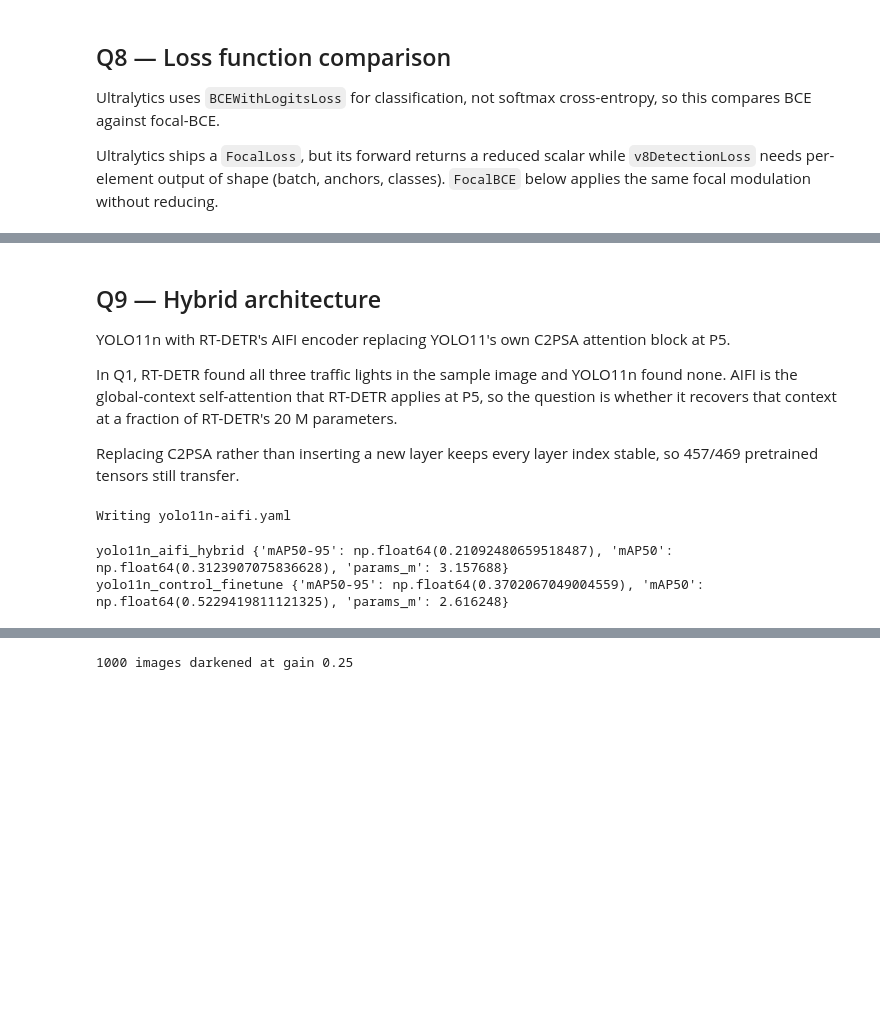
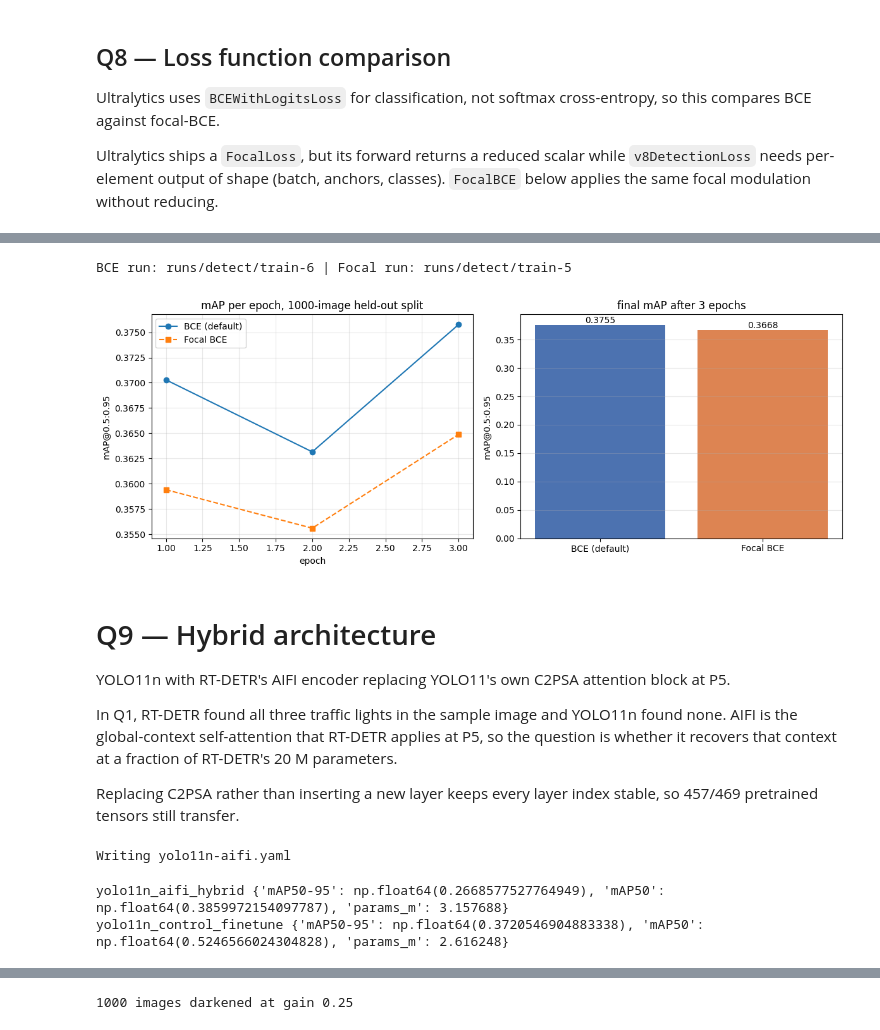
Before and after one commit to SanjuktaK/Atri_ai_assignment, a Jupyter notebook: Assignment2/Assignment2.ipynb, the cells around one changed output, grey strips where cells are left out. Cells and saved outputs as stored; diff of their text form; code cells hidden in the pictures; blank space fills up the shorter version.

```diff
--- a/Assignment2/Assignment2.ipynb
+++ b/Assignment2/Assignment2.ipynb
@@ -403,50 +409,57 @@ pd.DataFrame([{"loss": "BCE (default)", **bce},
 # %%
-def find_run(target_map, tol=1e-6):
-    """Locate a training run by matching its final mAP to the logged result."""
-    for d in sorted(glob.glob("runs/detect/train*")):
+def find_run(target_map, tol=1e-2):
+    best_d, best_df, best_col = None, None, None
+    min_diff = float('inf')
+    for d in sorted(glob.glob("runs/detect/*")):
         try:
             df = pd.read_csv(f"{d}/results.csv")
             col = [c for c in df.columns if "mAP50-95" in c][0]
-            if abs(df.iloc[-1][col] - target_map) < tol:
-                return d, df, col
+            diff = abs(df.iloc[-1][col] - target_map)
+            if diff < min_diff:
+                min_diff = diff
+                best_d, best_df, best_col = d, df, col
         except Exception:
             continue
+
+    if min_diff < tol:
+        return best_d, best_df, best_col
     return None, None, None
 
-# note: the BCE run and the Q9 control run are the same experiment and give identical
-# results, so this may match either. The curves are identical either way.
 d_bce,   df_bce,   col = find_run(bce["mAP50-95"])
 d_focal, df_focal, _   = find_run(focal["mAP50-95"])
 print("BCE run:", d_bce, "| Focal run:", d_focal)
 
 fig, axes = plt.subplots(1, 2, figsize=(12, 4.5))
 
 ep = next((c for c in df_bce.columns if c.strip().lower() == "epoch"), None)
 x_bce   = df_bce[ep]   if ep else range(1, len(df_bce) + 1)
 x_focal = df_focal[ep] if ep else range(1, len(df_focal) + 1)
 
 axes[0].plot(x_bce,   df_bce[col],   "o-",  label="BCE (default)")
 axes[0].plot(x_focal, df_focal[col], "s--", label="Focal BCE")
 axes[0].set_xlabel("epoch")
 axes[0].set_ylabel("mAP@0.5:0.95")
 axes[0].set_title("mAP per epoch, 1000-image held-out split")
 axes[0].grid(alpha=0.3)
 axes[0].legend()
 
 names = ["BCE (default)", "Focal BCE"]
 vals  = [bce["mAP50-95"], focal["mAP50-95"]]
 axes[1].bar(names, vals, color=["#4C72B0", "#DD8452"])
 for i, v in enumerate(vals):
     axes[1].text(i, v, f"{v:.4f}", ha="center", va="bottom")
 axes[1].set_ylabel("mAP@0.5:0.95")
 axes[1].set_title("final mAP after 3 epochs")
 axes[1].grid(alpha=0.3, axis="y")
 
 plt.tight_layout()
 plt.savefig(f"{OUT}/q8_loss_comparison.png", dpi=150, bbox_inches="tight")
 plt.show()
+# %% [output]
+BCE run: runs/detect/train-6 | Focal run: runs/detect/train-5
+[figure, added]
 # %% [markdown]
-## Q9 — Hybrid architecture
+# Q9 — Hybrid architecture
 
 YOLO11n with RT-DETR's AIFI encoder replacing YOLO11's own C2PSA attention block at P5.
 
@@ -498,8 +511,8 @@ head:
 Writing yolo11n-aifi.yaml
 # %%
 # control uses the same data and epoch budget, so the comparison isolates the architecture
-hybrid  = train_and_eval("yolo11n_aifi_hybrid", YOLO("yolo11n-aifi.yaml").load("yolo11n.pt"))
-control = train_and_eval("yolo11n_control_finetune", YOLO("yolo11n.pt"))
+hybrid = train_and_eval("yolo11n_aifi_hybrid", YOLO("yolo11n-aifi.yaml").load("yolo11n.pt"), epochs=10)
+control = train_and_eval("yolo11n_control_finetune", YOLO("yolo11n.pt"), epochs=10)
 # %% [output]
-yolo11n_aifi_hybrid {'mAP50-95': np.float64(0.21092480659518487), 'mAP50': np.float64(0.3123907075836628), 'params_m': 3.157688}
-yolo11n_control_finetune {'mAP50-95': np.float64(0.3702067049004559), 'mAP50': np.float64(0.5229419811121325), 'params_m': 2.616248}
+yolo11n_aifi_hybrid {'mAP50-95': np.float64(0.2668577527764949), 'mAP50': np.float64(0.3859972154097787), 'params_m': 3.157688}
+yolo11n_control_finetune {'mAP50-95': np.float64(0.3720546904883338), 'mAP50': np.float64(0.5246566024304828), 'params_m': 2.616248}
```
Also changed, not shown: parts of 32 cells of this notebook, 2 other files.
